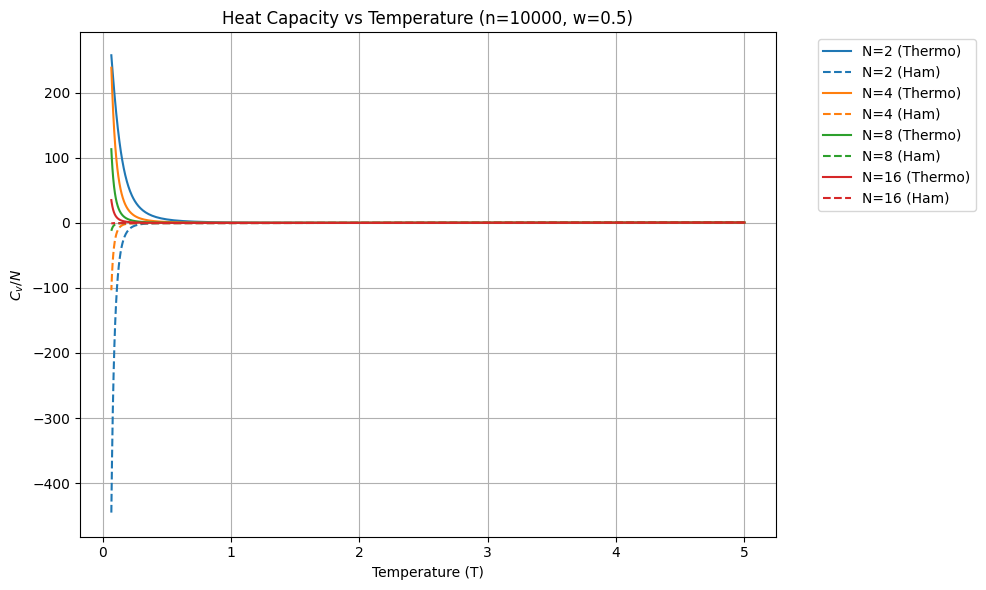
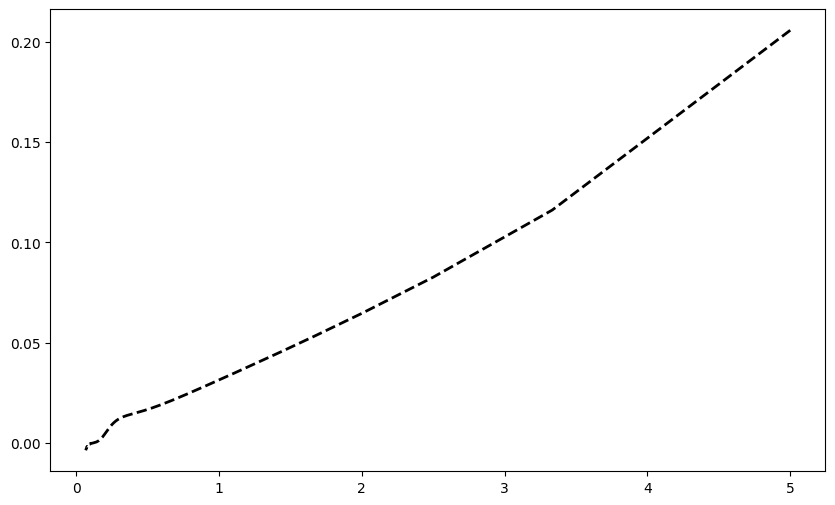
The notebook cell's code change between the first figure and the second:
--- before
+++ after
@@ -11,5 +11,5 @@
     return C_v
 n_val = 10000
-w_val = 0.5
+w_val = 1.5
 save_filename = f"plot_data_n{n_val}_w{str(w_val).replace('.', '_')}"
 
@@ -34,10 +34,18 @@
     Temp = 1.0 / midpoint_taus
     
-    results_df_T = pd.DataFrame({"T": Temp})
-    results_df_H = pd.DataFrame({"T": Temp})
+    # Extract Exact N=256 heat capacities from the loaded arrays
+    exact_bead_idx = np.where(beads == 256)[0][0]
+    exact_energy_H = arr_H[n_idx, exact_bead_idx, :]
+    Cv_exact_H = compute_heat_capacity(taus, exact_energy_H) / target_n
     
     plt.figure(figsize=(10, 6))
     
+    # Plot exact values
+    line, = plt.plot(Temp, Cv_exact_H, linestyle="--", color="black", linewidth=2, label="Exact N=256 (Ham)")
+    
     for bead_idx, bead in enumerate(beads):
+        if bead == 256:
+            continue
+        
         energy_T = arr_T[n_idx, bead_idx, :]
         energy_H = arr_H[n_idx, bead_idx, :]

Commit: Fixed vs n plots, added heatmaps